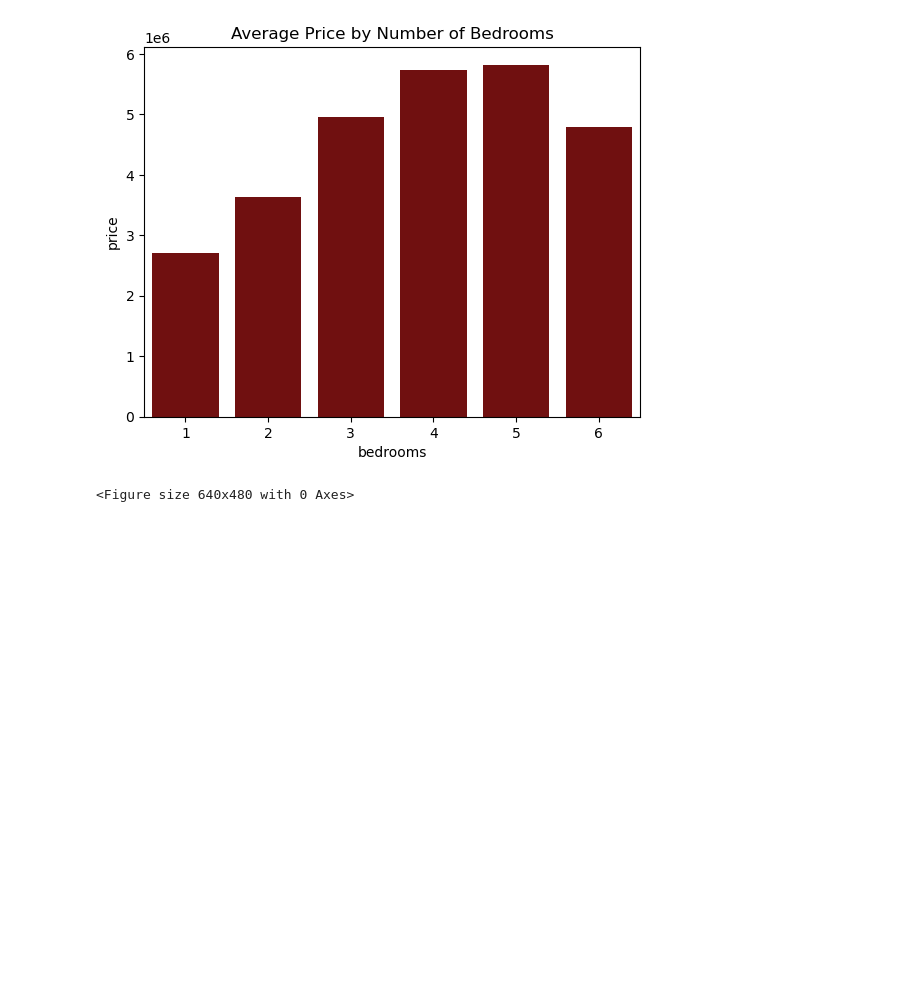
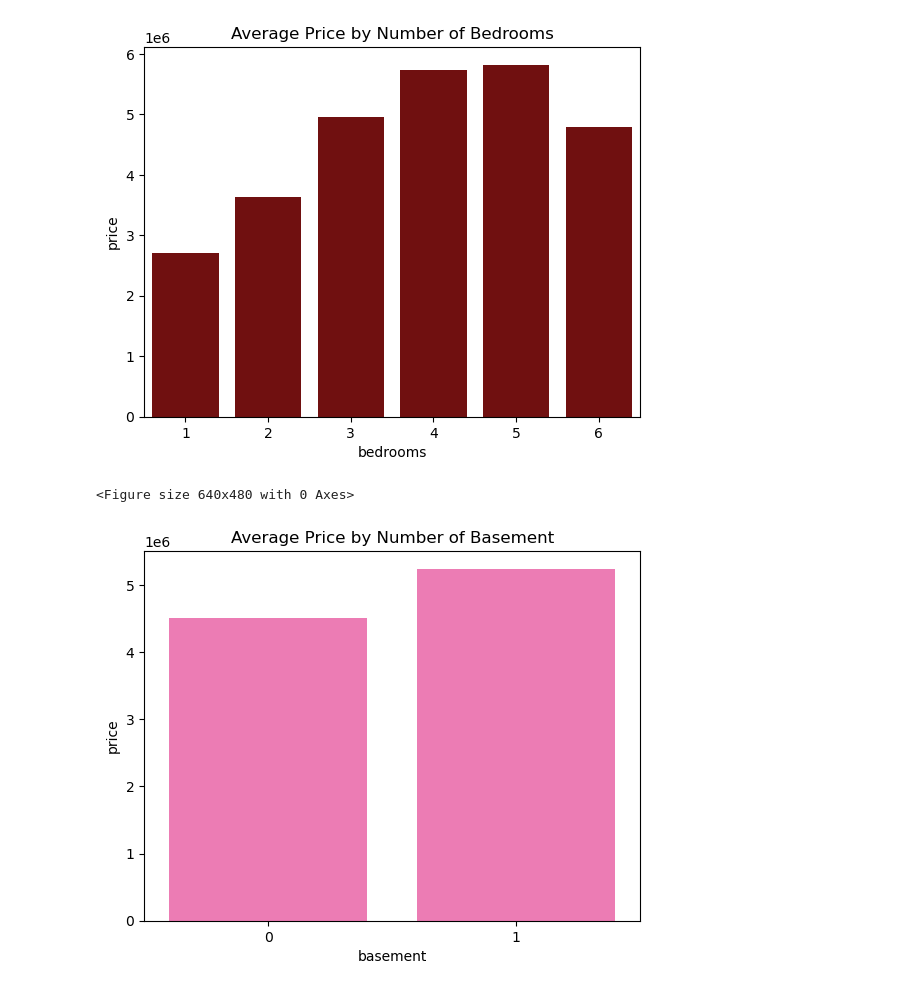
Before and after one commit to priscillanzula/MachineLearningTrees_Models, a Jupyter notebook: Houseprice.ipynb, the cells around one changed output. Drawn from its saved outputs; the diff is of its cells as text; code cells hidden in the pictures; blank space fills up the shorter version.

```diff
--- a/Houseprice.ipynb
+++ b/Houseprice.ipynb
@@ -606,3 +645,11 @@ plt.savefig('barplot_price_vs_bedrooms.png', bbox_inches='tight')
 # %% [output]
 [figure]
 <Figure size 640x480 with 0 Axes>
+# %%
+sns.barplot(x='basement', y='price', data=df, estimator='mean',errorbar=None, color='hotpink')
+plt.title('Average Price by Number of Basement')
+# Save the plot
+plt.savefig('barplot_price_vs_basement.png', bbox_inches='tight')
+plt.show()
+# %% [output]
+[figure, added]
```
Also changed, not shown: parts of 17 cells of this notebook, 13 other files.
